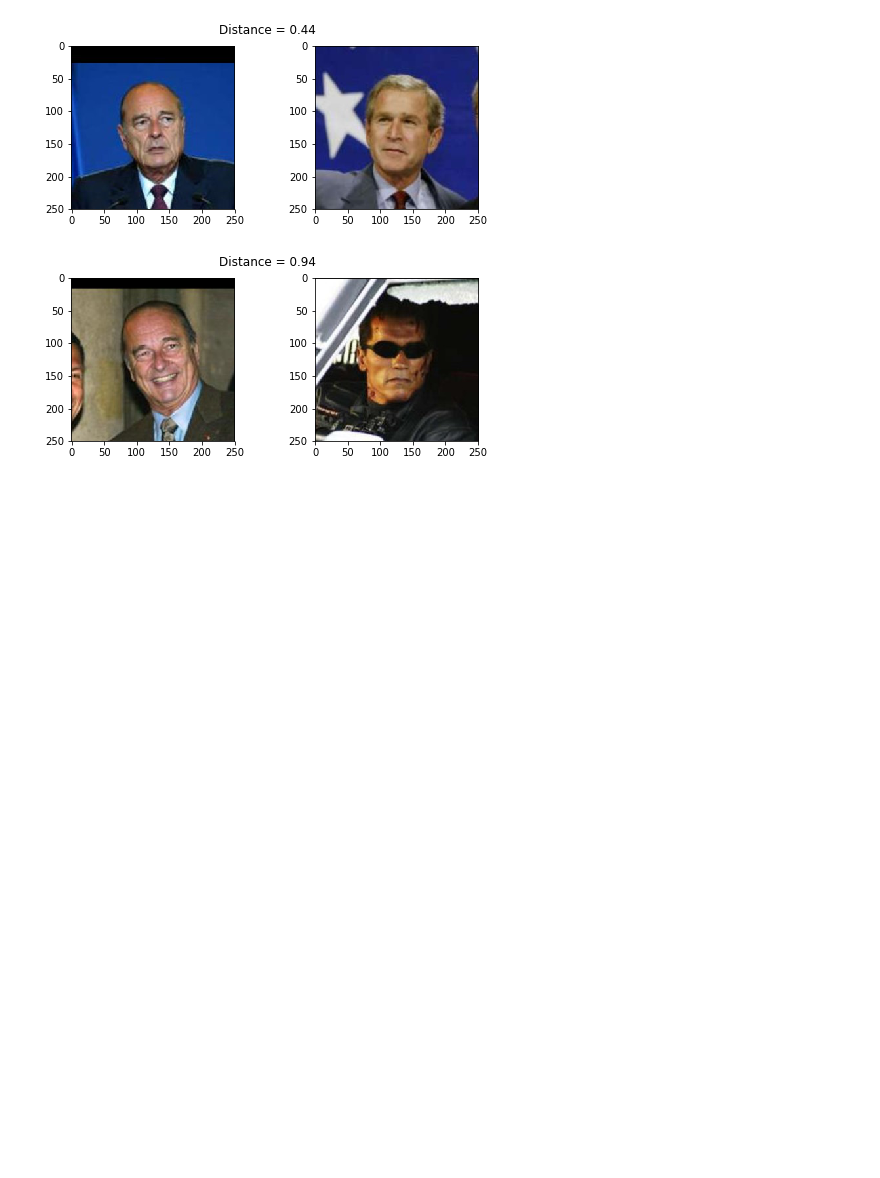
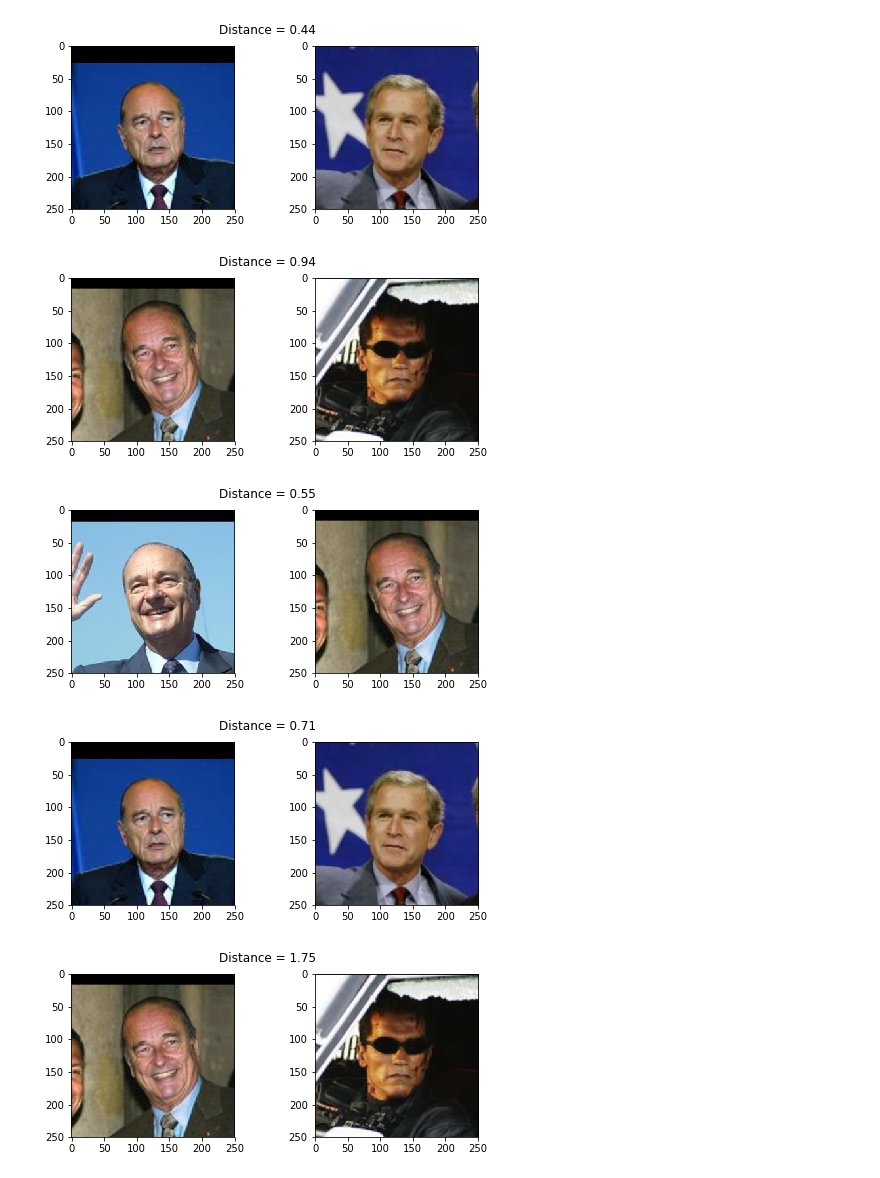
Before and after one commit to otzhora/face_recognition_models_comparation, a Jupyter notebook: FaceNet/face_net_rec.ipynb, the cells around one changed output. Saved outputs shown, nothing was run; the diff lists cells and outputs as text; code cells hidden in the pictures; blank space fills up the shorter version.

```diff
--- a/FaceNet/face_net_rec.ipynb
+++ b/FaceNet/face_net_rec.ipynb
@@ -126,0 +144,17 @@ show_pair(2, 50)
+# %%
+
+def show_pair_krasserm(idx1, idx2):
+    plt.figure(figsize=(8,3))
+    plt.suptitle(f'Distance = {distance(kr_emb[idx1], kr_emb[idx2]):.2f}')
+    plt.subplot(121)
+    plt.imshow(load_img(photos[idx1].image_path()))
+    plt.subplot(122)
+    plt.imshow(load_img(photos[idx2].image_path()));
+# %%
+show_pair_krasserm(0, 2)
+show_pair_krasserm(3, 97)
+show_pair_krasserm(2, 50)
+# %% [output]
+[figure, added]
+[figure, added]
+[figure, added]
```
Also changed, not shown: parts of 3 cells of this notebook.
